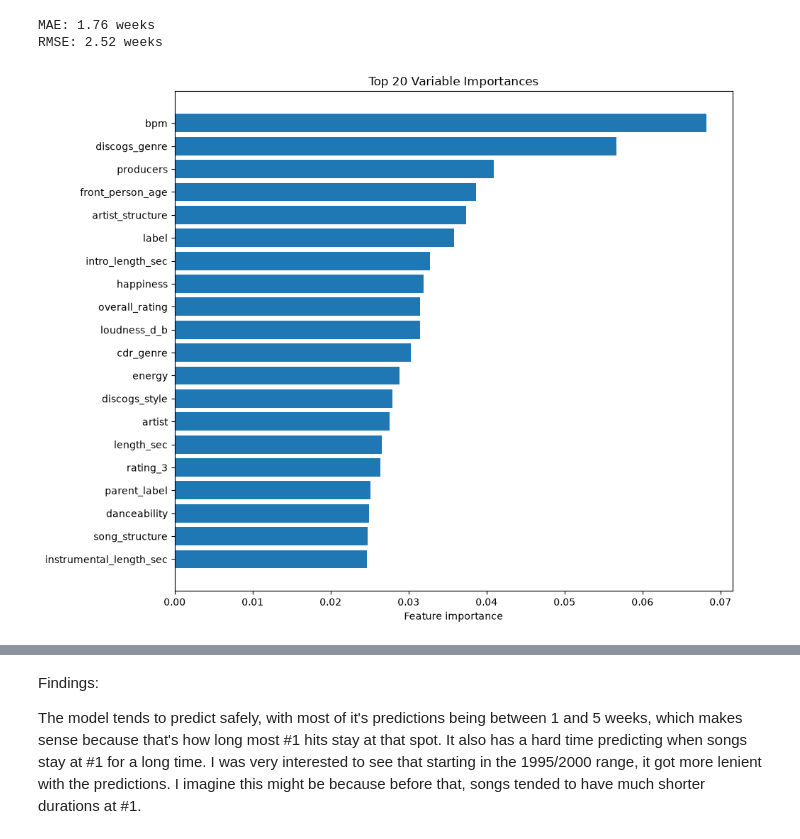
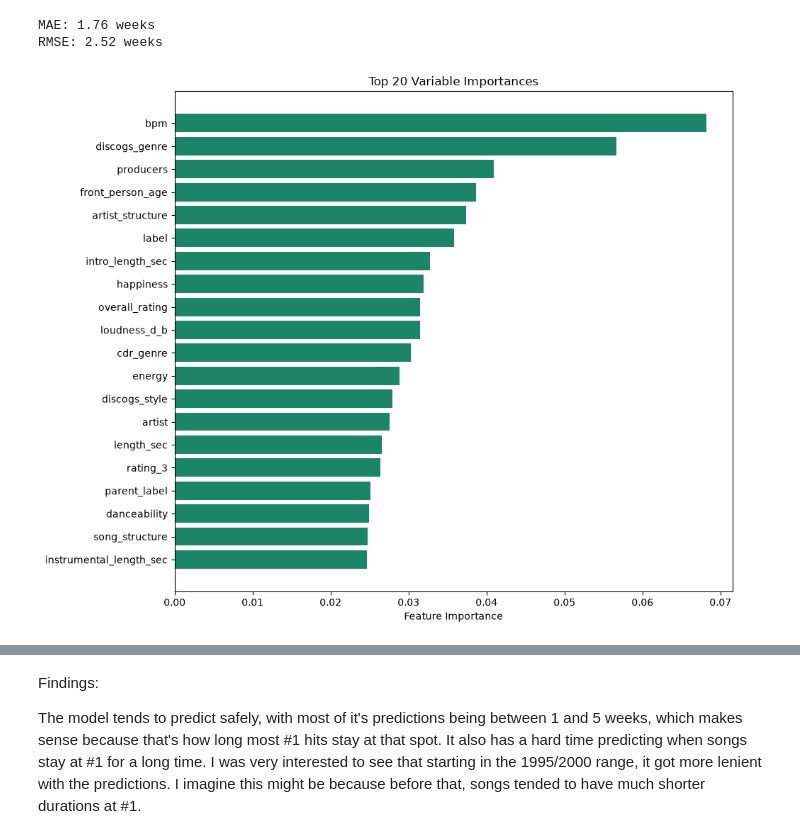
Before and after one commit to IzzyMRob/CS_161_Project, a Jupyter notebook: machinelearning.ipynb, the cells around one changed output, grey strips where cells are left out. Saved outputs shown, nothing was run; the diff lists cells and outputs as text; code cells hidden in the pictures.

Commit message:
graph formatting

```diff
--- a/machinelearning.ipynb
+++ b/machinelearning.ipynb
@@ -9,7 +9,7 @@ from sklearn.pipeline import Pipeline
 from sklearn.impute import SimpleImputer
 from sklearn.preprocessing import OneHotEncoder
 # %%
-billboard = pd.read_csv('billboard.csv')
+billboard = pd.read_csv('data/billboard.csv')
 # %%
 # setting up model
 target = "weeks_at_number_one"
@@ -87,13 +87,13 @@ importances = pd.Series(importances_by_variable).nlargest(20).sort_values()
 # %%
 #plot feature importance
 fig, ax = plt.subplots(figsize=(10, 8))
-ax.barh(importances.index.astype(str), importances.to_numpy(dtype=float))
-ax.set_xlabel("Feature importance")
+ax.barh(importances.index.astype(str), importances.to_numpy(dtype=float), color="#1d8567")
+ax.set_xlabel("Feature Importance")
 ax.set_title("Top 20 Variable Importances")
 fig.tight_layout()
 plt.show()
 # %% [output]
-[figure, old version]
+[figure, new version]
 # %%
 # calculating prediction differences
 weeks_test_results = pd.DataFrame(
```
Also changed, not shown: parts of 3 cells of this notebook.
